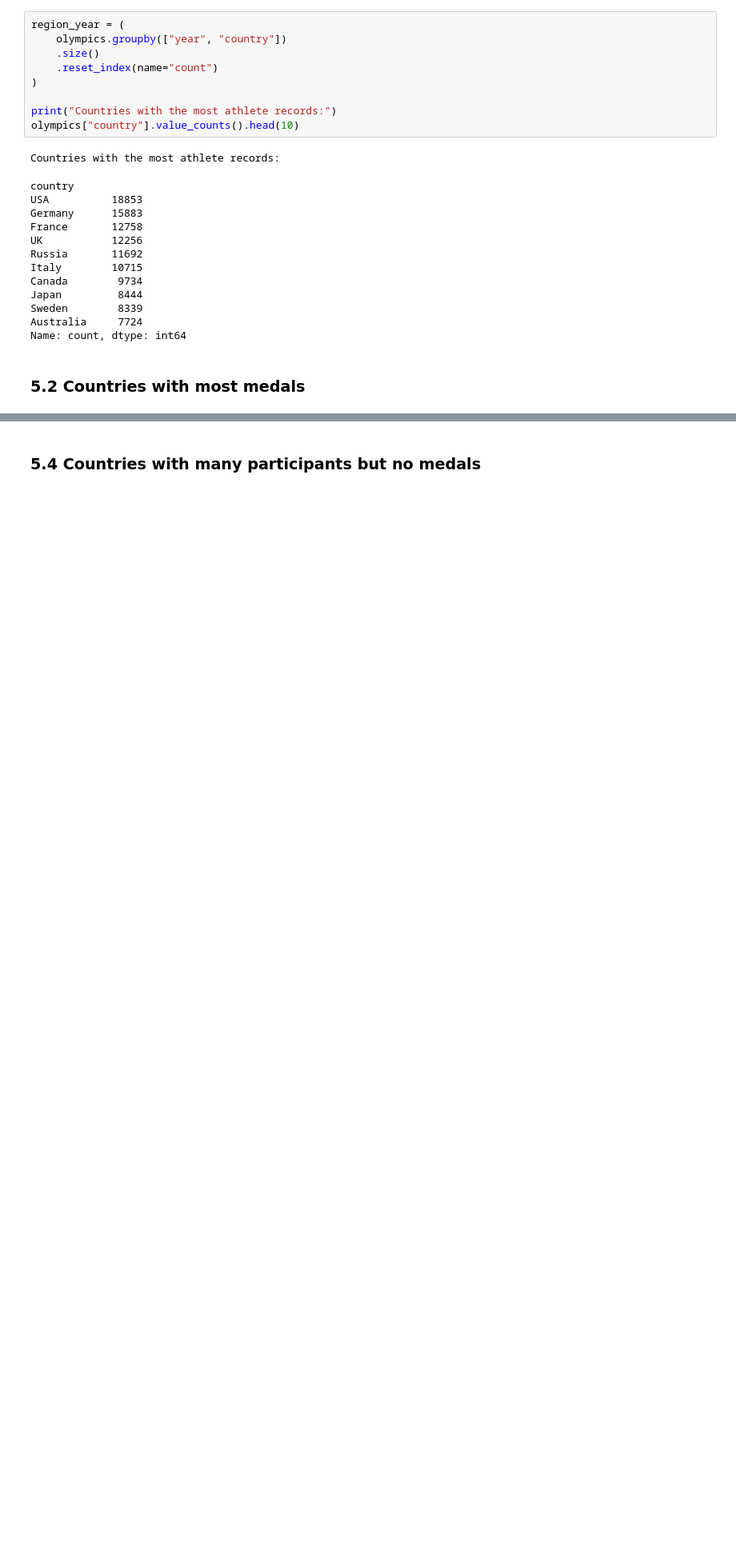
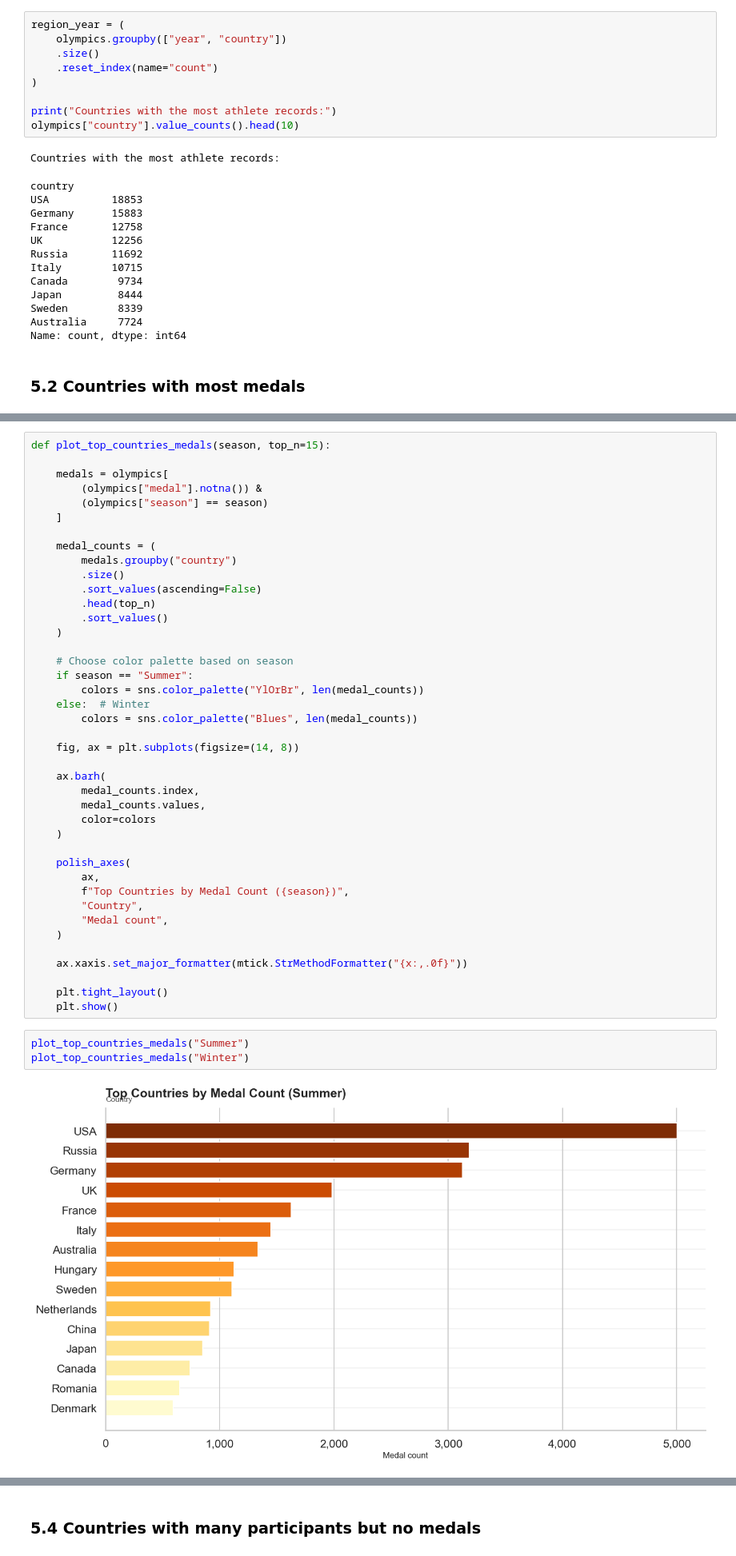
Before and after one commit to com-480-data-visualization/DataRizz, a Jupyter notebook: milestones/milestone1/eda.ipynb, the cells around one changed output, grey strips where cells are left out. Shown at 80% size. Drawn from its saved outputs; the diff is of its cells as text; blank space fills up the shorter version.

```diff
--- a/milestones/milestone1/eda.ipynb
+++ b/milestones/milestone1/eda.ipynb
@@ -599,0 +632,46 @@ plt.show()
+# %%
+def plot_top_countries_medals(season, top_n=15):
+
+    medals = olympics[
+        (olympics["medal"].notna()) &
+        (olympics["season"] == season)
+    ]
+
+    medal_counts = (
+        medals.groupby("country")
+        .size()
+        .sort_values(ascending=False)
+        .head(top_n)
+        .sort_values()
+    )
+
+    # Choose color palette based on season
+    if season == "Summer":
+        colors = sns.color_palette("YlOrBr", len(medal_counts))
+    else:  # Winter
+        colors = sns.color_palette("Blues", len(medal_counts))
+
+    fig, ax = plt.subplots(figsize=(14, 8))
+
+    ax.barh(
+        medal_counts.index,
+        medal_counts.values,
+        color=colors
+    )
+
+    polish_axes(
+        ax,
+        f"Top Countries by Medal Count ({season})",
+        "Country",
+        "Medal count",
+    )
+
+    ax.xaxis.set_major_formatter(mtick.StrMethodFormatter("{x:,.0f}"))
+
+    plt.tight_layout()
+    plt.show()
+# %%
+plot_top_countries_medals("Summer")
+plot_top_countries_medals("Winter")
+# %% [output]
+[figure, added]
```
Also changed, not shown: parts of 17 cells of this notebook.
